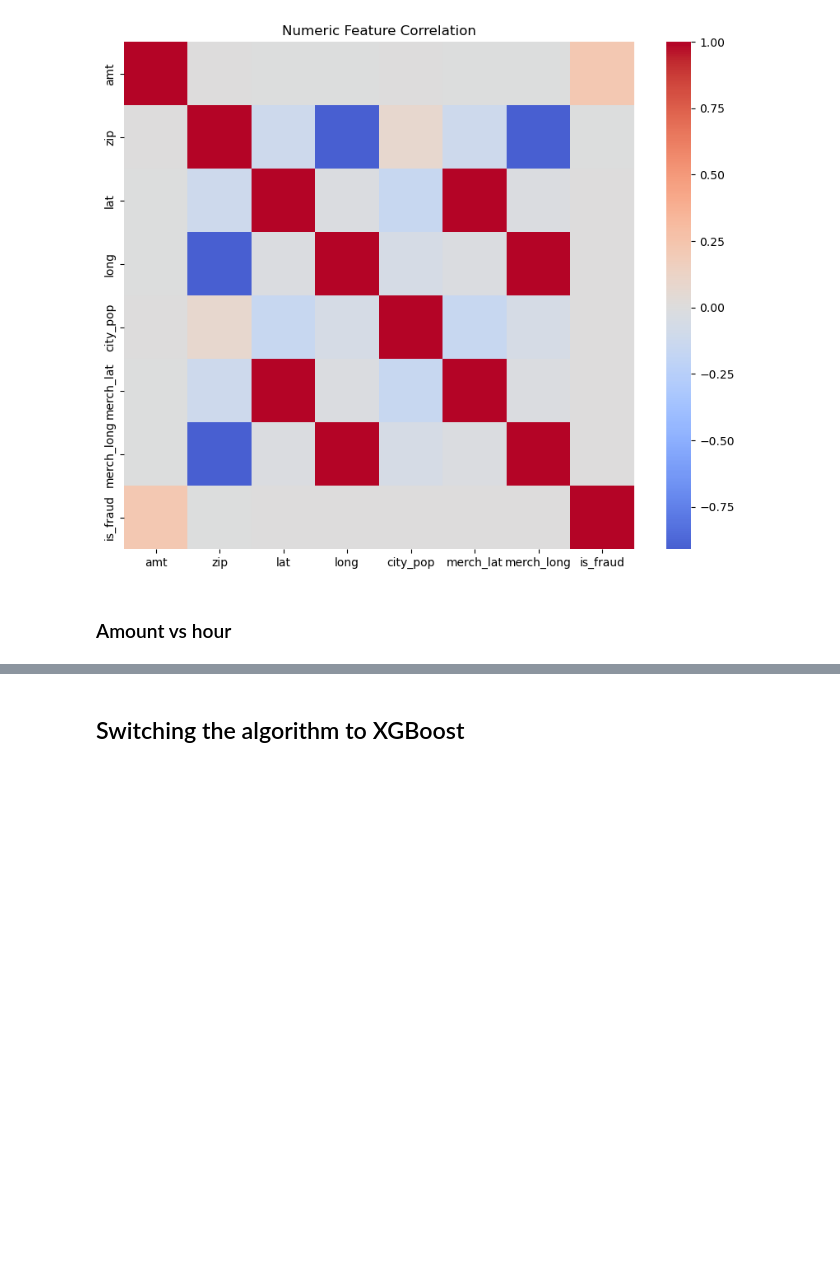
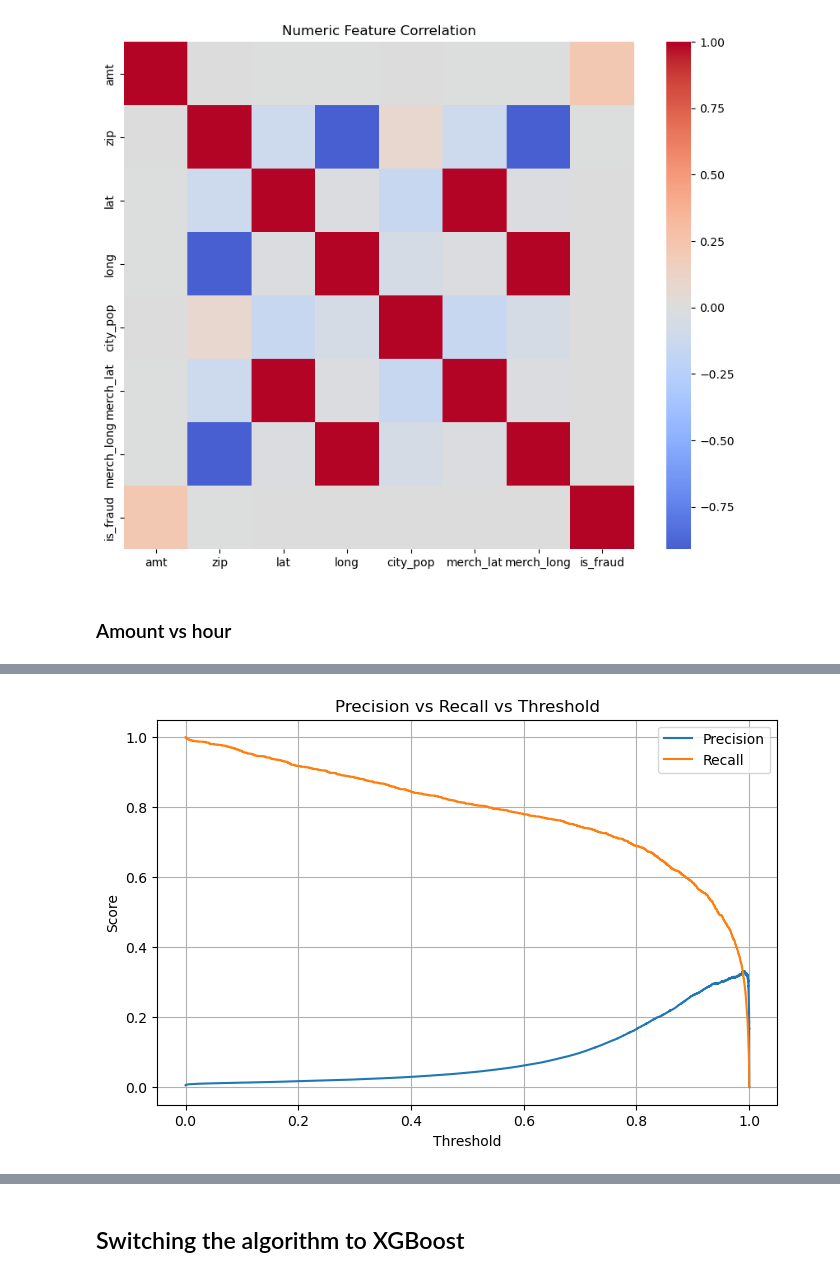
Before and after one commit to Dhyey-2005/credit-card-fraud-detection, a Jupyter notebook: Credit Card Fraud Project.ipynb, the cells around one changed output, grey strips where cells are left out. Cells and saved outputs as stored; diff of their text form; code cells hidden in the pictures; blank space fills up the shorter version.

Commit message:
Improved notebook structure, added threshold tuning and performance analysis

```diff
--- a/Credit Card Fraud Project.ipynb
+++ b/Credit Card Fraud Project.ipynb
@@ -305,0 +273,12 @@ plt.show()
+# %%
+model = Pipeline(steps=[
+    ('preprocess', preprocessor),
+    ('classifier', LogisticRegression(
+        max_iter=1000,
+        class_weight='balanced',
+        solver='liblinear',
+        n_jobs=-1
+    ))
+])
+
+model.fit(X_train, y_train)
@@ -305,0 +319,16 @@ plt.show()
+# %%
+from sklearn.metrics import precision_recall_curve
+
+precision, recall, thresholds = precision_recall_curve(y_test, y_proba)
+
+plt.figure(figsize=(8,5))
+plt.plot(thresholds, precision[:-1], label="Precision")
+plt.plot(thresholds, recall[:-1], label="Recall")
+plt.xlabel("Threshold")
+plt.ylabel("Score")
+plt.title("Precision vs Recall vs Threshold")
+plt.legend()
+plt.grid()
+plt.show()
+# %% [output]
+[figure, added]
```
Also changed, not shown: parts of 50 cells of this notebook.
